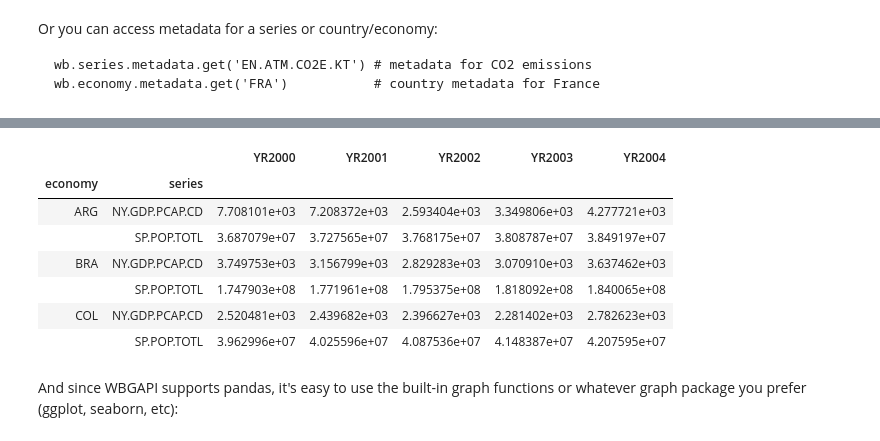
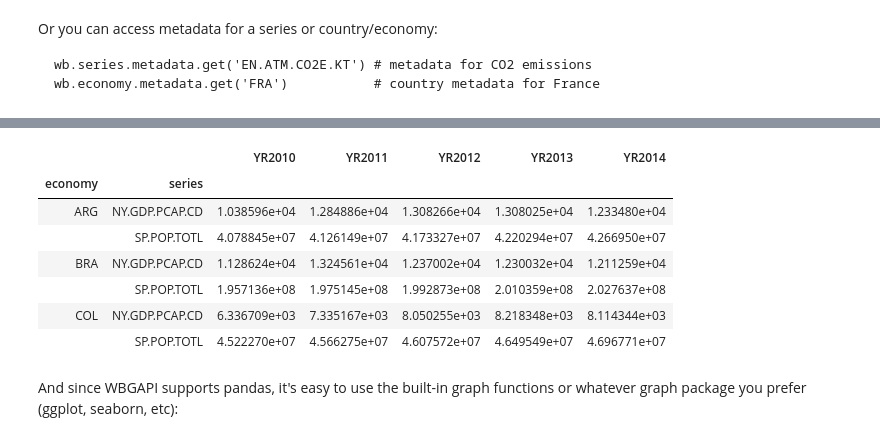
Before and after one commit to tgherzog/wbgapi, a Jupyter notebook: examples/blog-post-for-v1.0.4.ipynb, the cells around one changed output, grey strips where cells are left out. Drawn from its saved outputs; the diff is of its cells as text; code cells hidden in the pictures.

```diff
--- a/examples/blog-post-for-v1.0.4.ipynb
+++ b/examples/blog-post-for-v1.0.4.ipynb
@@ -147,16 +147,17 @@ wb.data.DataFrame(wb.topic.members(8), 'KEN', time=range(2000, 2020, 5), labels=
 253 rows × 5 columns
 # %%
-# for combinations, WBGAPI uses pandas multi-indexes as necessary
-wb.data.DataFrame(['SP.POP.TOTL', 'NY.GDP.PCAP.CD'], ['BRA', 'COL', 'ARG'], range(2000, 2005))
+# Population and GDP for 3 Latin American countries and 5 years
+# WBGAPI automatically uses pandas multi-index feature for complex data drames
+wb.data.DataFrame(['SP.POP.TOTL', 'NY.GDP.PCAP.CD'], ['BRA', 'COL', 'ARG'], range(2010, 2015))
 # %% [output]
-|  |  | YR2000 | YR2001 | YR2002 | YR2003 | YR2004 |
+|  |  | YR2010 | YR2011 | YR2012 | YR2013 | YR2014 |
 | economy | series |  |  |  |  |  |
-| ARG | NY.GDP.PCAP.CD | 7.708101e+03 | 7.208372e+03 | 2.593404e+03 | 3.349806e+03 | 4.277721e+03 |
-|  | SP.POP.TOTL | 3.687079e+07 | 3.727565e+07 | 3.768175e+07 | 3.808787e+07 | 3.849197e+07 |
-| BRA | NY.GDP.PCAP.CD | 3.749753e+03 | 3.156799e+03 | 2.829283e+03 | 3.070910e+03 | 3.637462e+03 |
-|  | SP.POP.TOTL | 1.747903e+08 | 1.771961e+08 | 1.795375e+08 | 1.818092e+08 | 1.840065e+08 |
-| COL | NY.GDP.PCAP.CD | 2.520481e+03 | 2.439682e+03 | 2.396627e+03 | 2.281402e+03 | 2.782623e+03 |
-|  | SP.POP.TOTL | 3.962996e+07 | 4.025596e+07 | 4.087536e+07 | 4.148387e+07 | 4.207595e+07 |
+| ARG | NY.GDP.PCAP.CD | 1.038596e+04 | 1.284886e+04 | 1.308266e+04 | 1.308025e+04 | 1.233480e+04 |
+|  | SP.POP.TOTL | 4.078845e+07 | 4.126149e+07 | 4.173327e+07 | 4.220294e+07 | 4.266950e+07 |
+| BRA | NY.GDP.PCAP.CD | 1.128624e+04 | 1.324561e+04 | 1.237002e+04 | 1.230032e+04 | 1.211259e+04 |
+|  | SP.POP.TOTL | 1.957136e+08 | 1.975145e+08 | 1.992873e+08 | 2.010359e+08 | 2.027637e+08 |
+| COL | NY.GDP.PCAP.CD | 6.336709e+03 | 7.335167e+03 | 8.050255e+03 | 8.218348e+03 | 8.114344e+03 |
+|  | SP.POP.TOTL | 4.522270e+07 | 4.566275e+07 | 4.607572e+07 | 4.649549e+07 | 4.696771e+07 |
 # %% [markdown]
 And since WBGAPI supports pandas, it's easy to use the built-in graph functions or whatever graph package you prefer (ggplot, seaborn, etc):
 # %%
```
Also changed, not shown: parts of 9 cells of this notebook.
